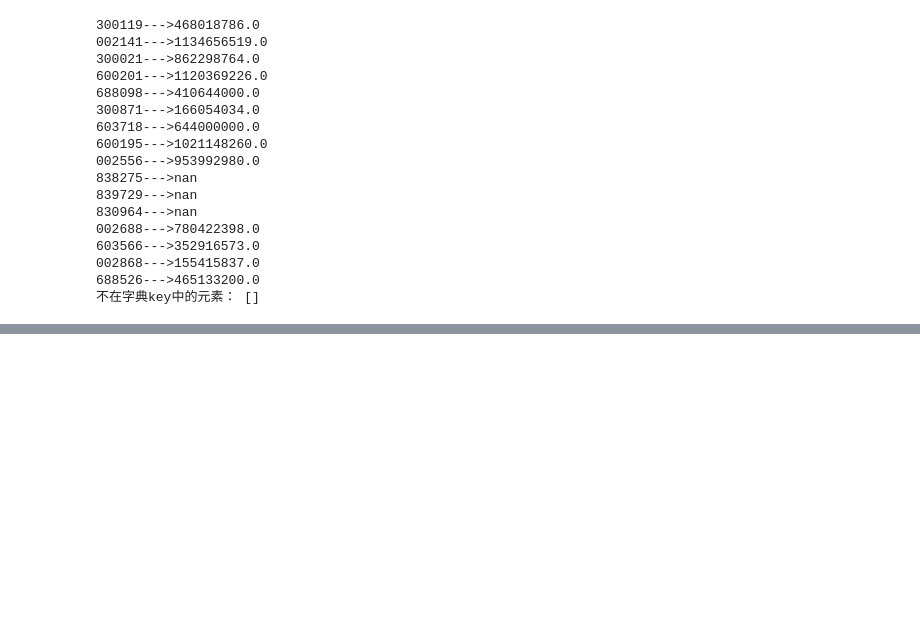
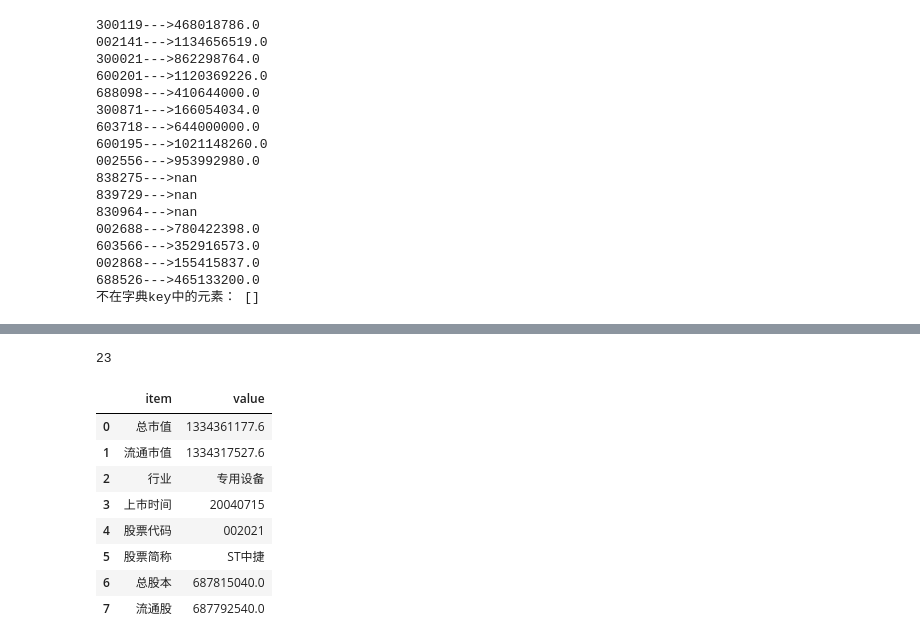
Before and after one commit to minikiller/streamlit-project, a Jupyter notebook: example/检查板块名称.ipynb, the cells around one changed output, grey strips where cells are left out. Cells and saved outputs as stored; diff of their text form; code cells hidden in the pictures; blank space fills up the shorter version.

```diff
--- a/example/检查板块名称.ipynb
+++ b/example/检查板块名称.ipynb
@@ -246,0 +314,19 @@ print("不在字典key中的元素：", not_in_dict_list)
+# %%
+len(result_list)
+# %% [output]
+23
+# %%
+import akshare as ak
+
+temp_df = ak.stock_individual_info_em('002021')
+temp_df
+# %% [output]
+|  | item | value |
+| 0 | 总市值 | 1334361177.6 |
+| 1 | 流通市值 | 1334317527.6 |
+| 2 | 行业 | 专用设备 |
+| 3 | 上市时间 | 20040715 |
+| 4 | 股票代码 | 002021 |
+| 5 | 股票简称 | ST中捷 |
+| 6 | 总股本 | 687815040.0 |
+| 7 | 流通股 | 687792540.0 |
```
Also changed, not shown: parts of 12 cells of this notebook, 28 other files.
